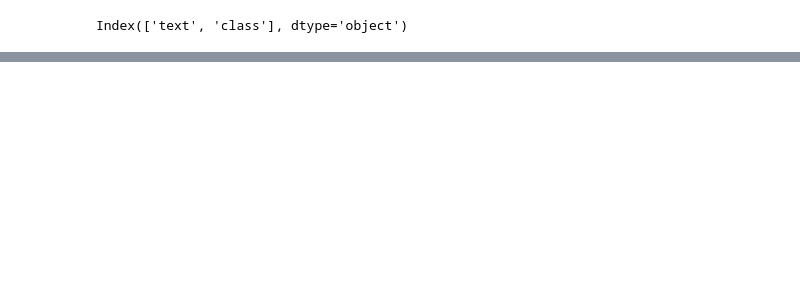
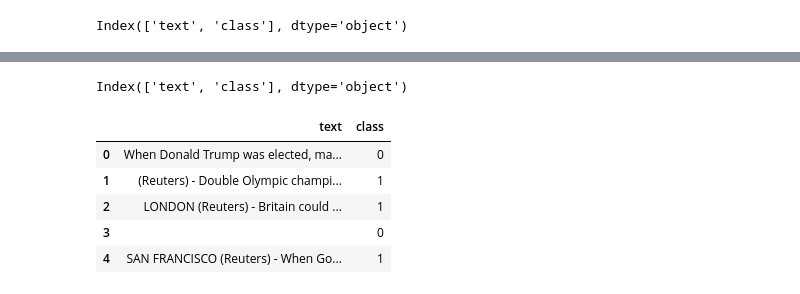
Before and after one commit to rezasafavi/Fake-News-Detection-Using-Machine-Learning, a Jupyter notebook: Untitled.ipynb, the cells around one changed output, grey strips where cells are left out. Saved outputs shown, nothing was run; the diff lists cells and outputs as text; code cells hidden in the pictures; blank space fills up the shorter version.

```diff
--- a/Untitled.ipynb
+++ b/Untitled.ipynb
@@ -140,0 +146,16 @@ NameError: name 'data' is not defined
+# %%
+data.reset_index(inplace=True)
+data.drop(["index"],axis=1 ,inplace=True)
+# %%
+data.columns
+# %% [output]
+Index(['text', 'class'], dtype='object')
+# %%
+data.head()
+# %% [output]
+|  | text | class |
+| 0 | When Donald Trump was elected, ma... | 0 |
+| 1 | (Reuters) - Double Olympic champi... | 1 |
+| 2 | LONDON (Reuters) - Britain could ... | 1 |
+| 3 |  | 0 |
+| 4 | SAN FRANCISCO (Reuters) - When Go... | 1 |
```
Also changed, not shown: parts of 3 cells of this notebook.
